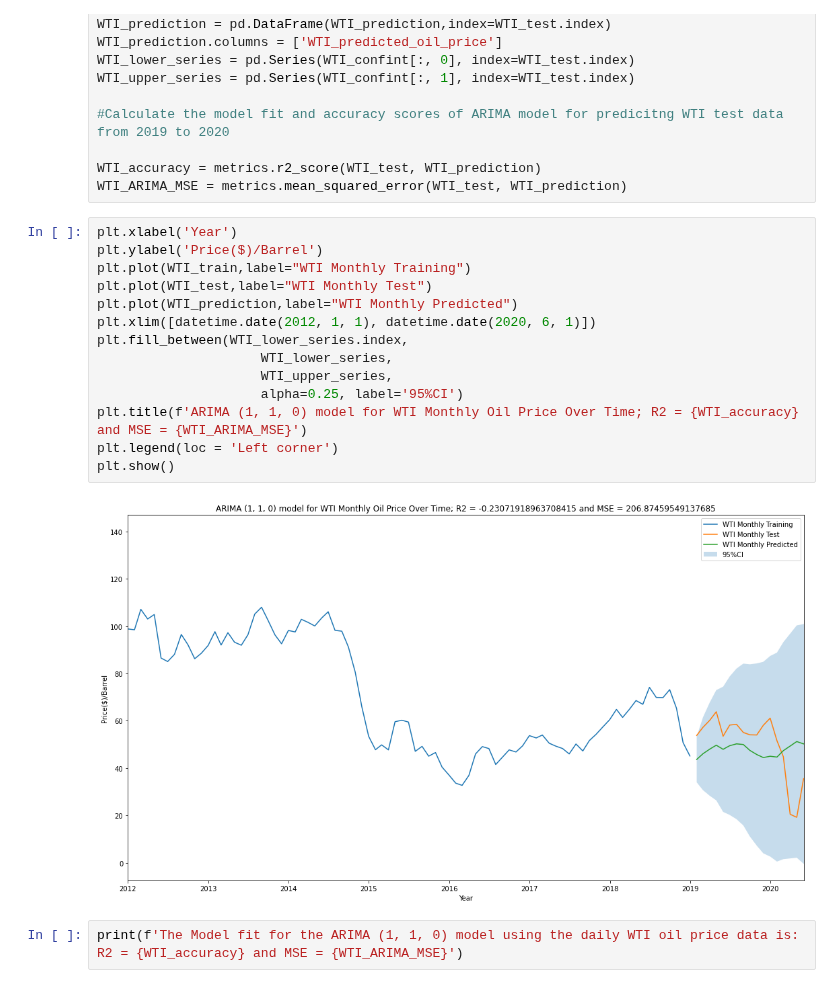
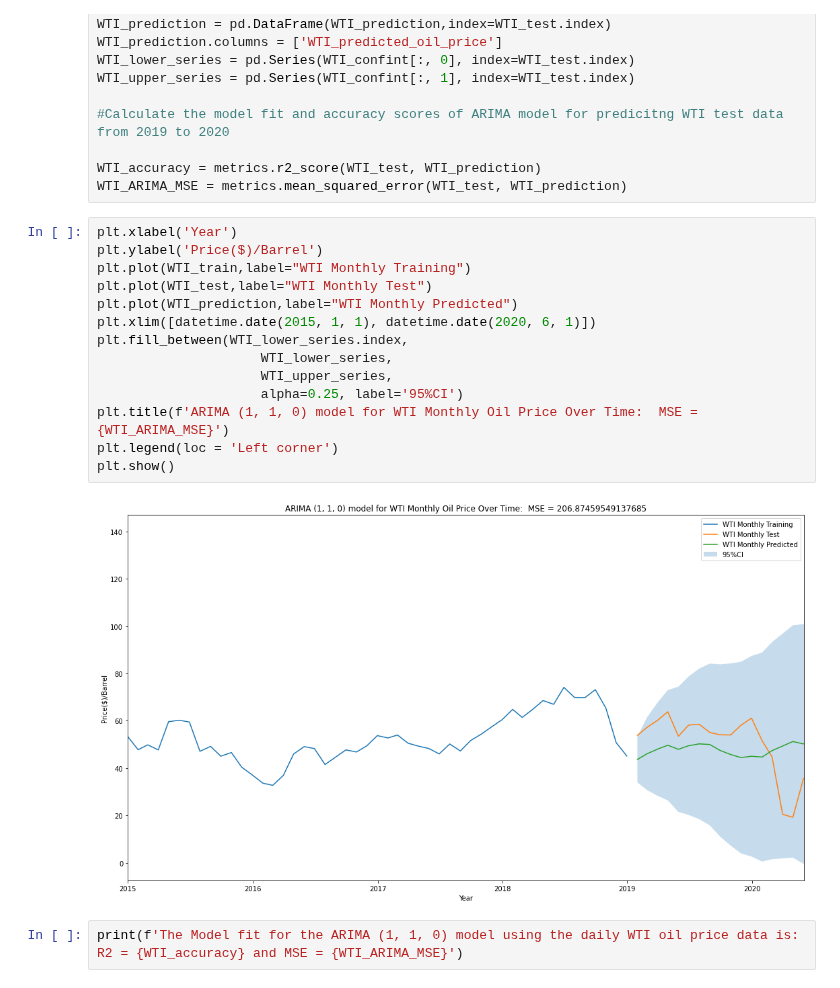
Before and after one commit to OlegRyzhkov2020/oil-project, a Jupyter notebook: analysis_in_R/Python_Time_Series_monthly.ipynb, the cells around one changed output. Drawn from its saved outputs; the diff is of its cells as text.

```diff
--- a/analysis_in_R/Python_Time_Series_monthly.ipynb
+++ b/analysis_in_R/Python_Time_Series_monthly.ipynb
@@ -445,19 +445,19 @@ WTI_ARIMA_MSE = metrics.mean_squared_error(WTI_test, WTI_prediction)
 # %%
 plt.xlabel('Year')
 plt.ylabel('Price($)/Barrel')
 plt.plot(WTI_train,label="WTI Monthly Training")
 plt.plot(WTI_test,label="WTI Monthly Test")
 plt.plot(WTI_prediction,label="WTI Monthly Predicted")
-plt.xlim([datetime.date(2012, 1, 1), datetime.date(2020, 6, 1)])
+plt.xlim([datetime.date(2015, 1, 1), datetime.date(2020, 6, 1)])
 plt.fill_between(WTI_lower_series.index,
                      WTI_lower_series,
                      WTI_upper_series,
                      alpha=0.25, label='95%CI')
-plt.title(f'ARIMA (1, 1, 0) model for WTI Monthly Oil Price Over Time; R2 = {WTI_accuracy} and MSE = {WTI_ARIMA_MSE}')
+plt.title(f'ARIMA (1, 1, 0) model for WTI Monthly Oil Price Over Time:  MSE = {WTI_ARIMA_MSE}')
 plt.legend(loc = 'Left corner')
 plt.show()
 # %% [output]
-[figure, old version]
+[figure, new version]
 # %%
 print(f'The Model fit for the ARIMA (1, 1, 0) model using the daily WTI oil price data is: R2 = {WTI_accuracy} and MSE = {WTI_ARIMA_MSE}')
 # %% [output]
```
Also changed, not shown: parts of 1 cell of this notebook, 7 other files.
